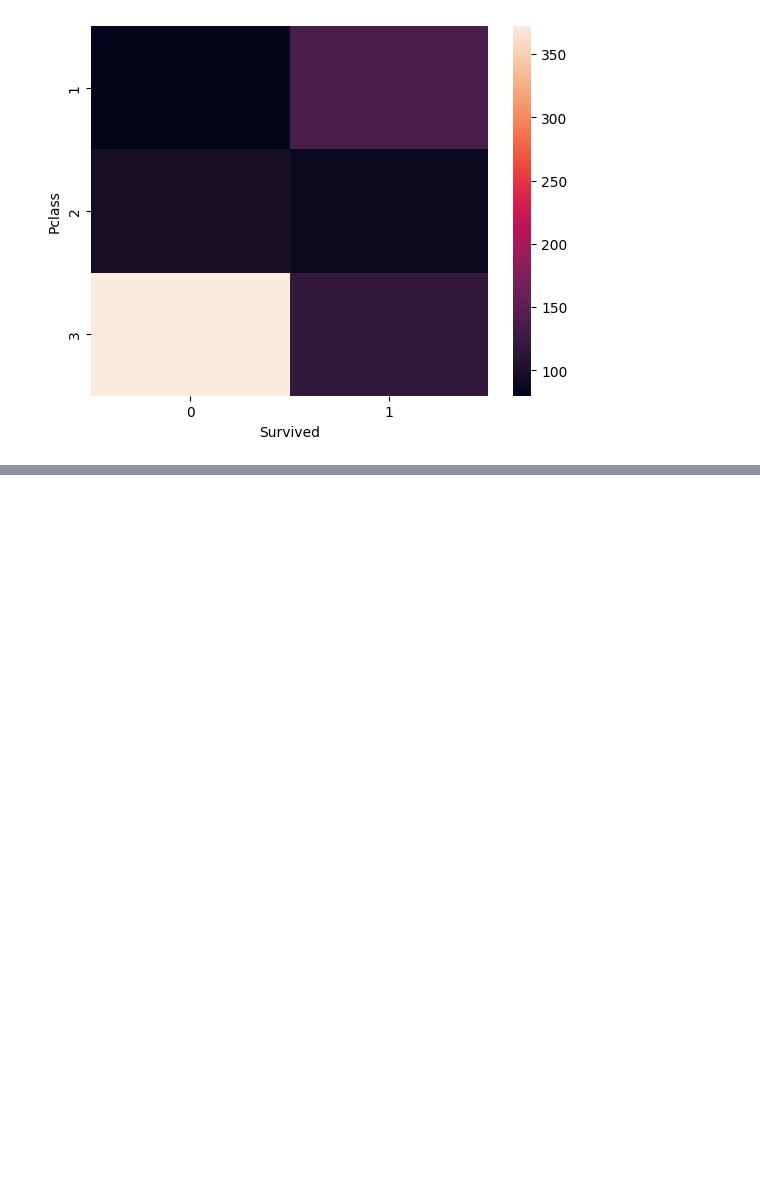
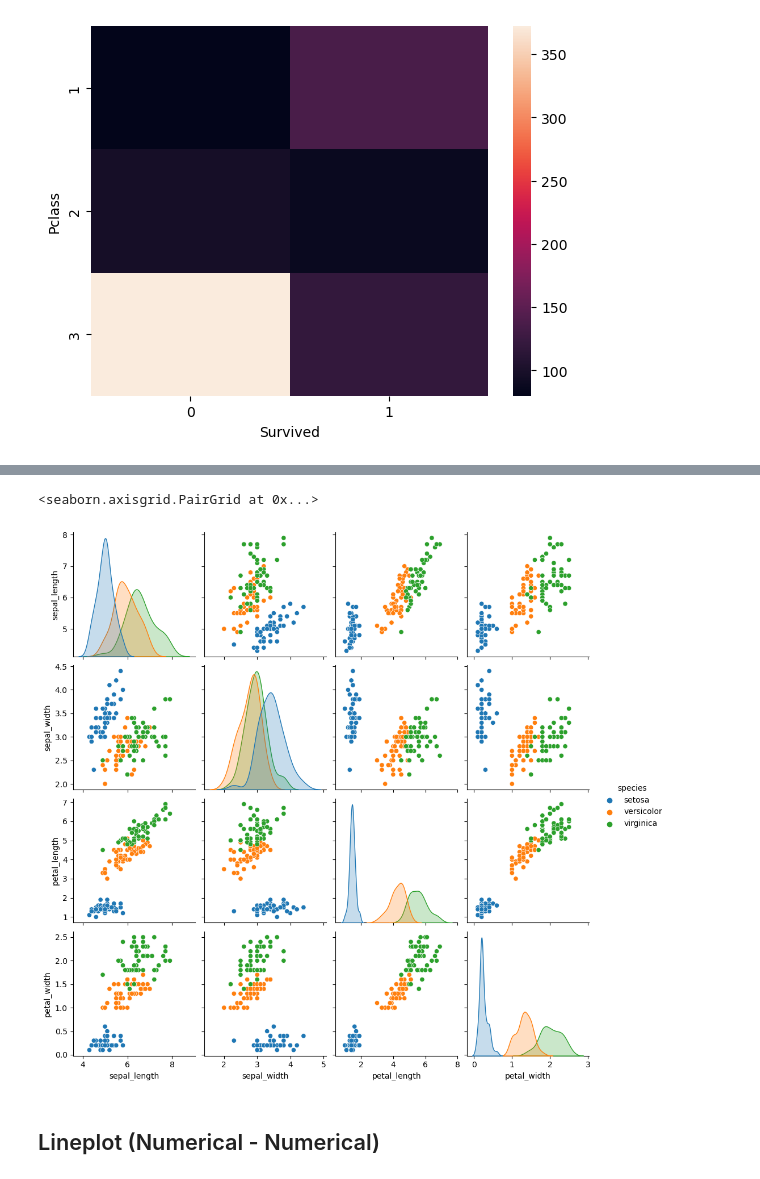
Before and after one commit to Nikhil18207/titanic-data-analysis, a Jupyter notebook: understanding data - titanic .ipynb, the cells around one changed output, grey strips where cells are left out. Saved outputs shown, nothing was run; the diff lists cells and outputs as text; code cells hidden in the pictures; blank space fills up the shorter version.

```diff
--- a/understanding data - titanic .ipynb
+++ b/understanding data - titanic .ipynb
@@ -348,0 +384,7 @@ sns.heatmap(pd.crosstab(titanic['Pclass'],titanic['Survived']))
+# %%
+sns.pairplot(iris,hue='species')
+# %% [output]
+<seaborn.axisgrid.PairGrid at 0x...>
+[figure, added]
+# %% [markdown]
+## Lineplot (Numerical - Numerical)
```
Also changed, not shown: parts of 17 cells of this notebook.
